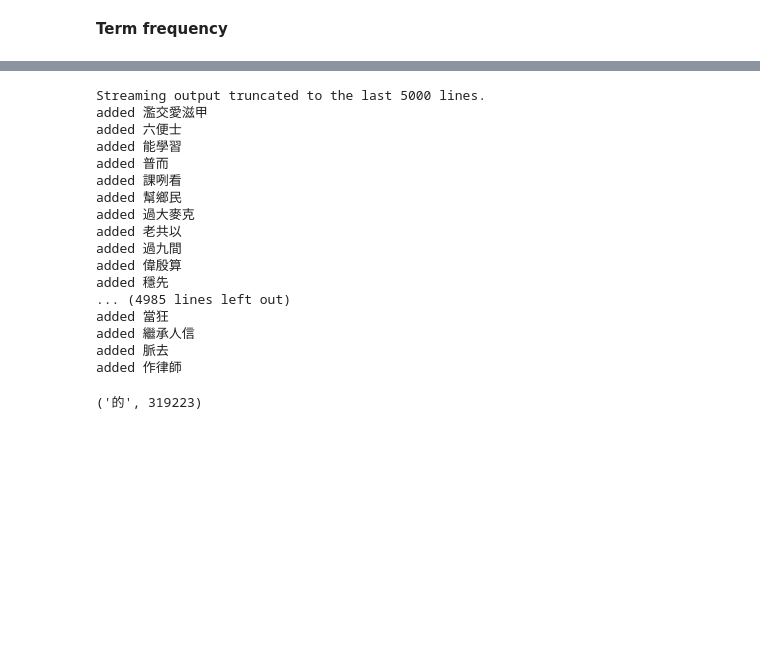
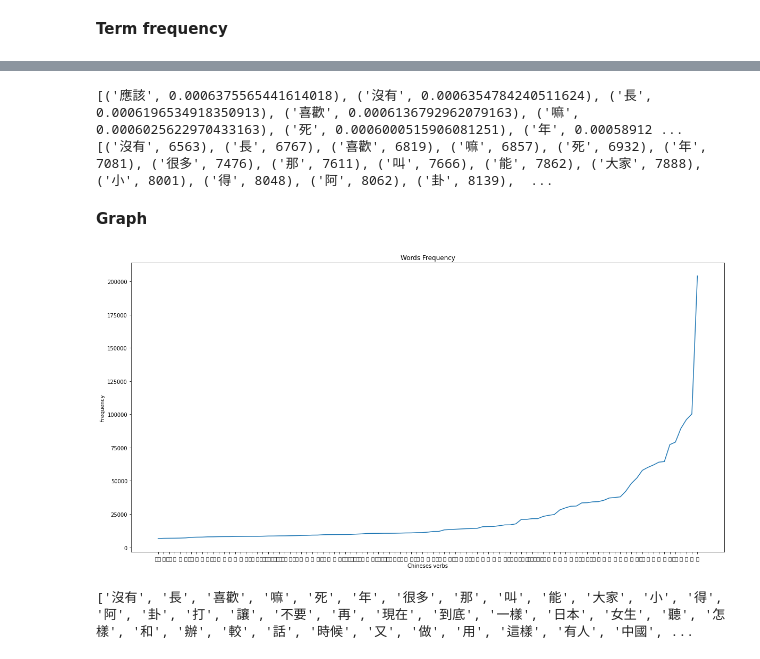
Before and after one commit to RyanTokManMokMTM/NLP_Tranning, a Jupyter notebook: NLP_Trainning.ipynb, the cells around one changed output, grey strips where cells are left out. Saved outputs shown, nothing was run; the diff lists cells and outputs as text; code cells hidden in the pictures; blank space fills up the shorter version.

```diff
--- a/NLP_Trainning.ipynb
+++ b/NLP_Trainning.ipynb
@@ -156,37 +69,35 @@ KeyboardInterrupt: ignored
 TODO
 calculate each line and add to dict for counter the word
 '''
-# counter = {}
+#flag is used to save the line count
+counter = {}
+df = {}
+paraList = []
 for para in result:
 #cut the work using jieba and iterate
   x = jieba.cut(para, cut_all=False)
+  current = {}
+  tempRecord = {}
   for word in x:
+    if word not in tempRecord:
+      tempRecord[word] = 1
+      if word in df:
+       df[word] += 1
+      else:
+       df[word] = 1
+
+    if word in current:
+      current[word] += 1
+    else:
+      current[word] = 1
+
     if word in counter:
       counter[word] += 1
     else:
       counter[word] = 1
+  paraList.append(current)
-# %% [output]
-Streaming output truncated to the last 5000 lines.
-added 濫交愛滋甲
-added 六便士
-added 能學習
-added 普而
-added 課咧看
-added 幫鄉民
-added 過大麥克
-added 老共以
-added 過九間
-added 偉殷算
-added 穩先
-... (4985 lines left out)
-added 當狂
-added 繼承人信
-added 脈去
-added 作律師
 # %%
 temp = counter.copy()
+tempParaList = paraList.copy()
 sortedtemp = sorted(temp.items(), key=lambda x:x[1])
-sortedtemp.reverse()
-print(sortedtemp[1])
+top_100_Word = sortedtemp[-100:-1]
-# %% [output]
-('的', 319223)
@@ -192,0 +131,12 @@ print(sortedtemp[1])
+# %%
+
+idfSortedTemp = sorted(IDF_List.items(), key=lambda x:x[1])
+idfSortedTemp.reverse()
+top_100_idf = idfSortedTemp[-100:-1]
+print(top_100_idf)
+print(top_100_Word)
+# %% [output]
+[('應該', 0.0006375565441614018), ('沒有', 0.0006354784240511624), ('長', 0.0006196534918350913), ('喜歡', 0.0006136792962079163), ('嘛', 0.0006025622970433163), ('死', 0.0006000515906081251), ('年', 0.00058912 ...
+[('沒有', 6563), ('長', 6767), ('喜歡', 6819), ('嘛', 6857), ('死', 6932), ('年', 7081), ('很多', 7476), ('那', 7611), ('叫', 7666), ('能', 7862), ('大家', 7888), ('小', 8001), ('得', 8048), ('阿', 8062), ('卦', 8139),  ...
+# %% [markdown]
+**Graph**
@@ -192,0 +145,19 @@ print(sortedtemp[1])
+# %%
+#Frequency
+frq_x = []
+frq_y = []
+
+for data in top_100_Word:
+  frq_x.append(data[0])
+  frq_y.append(data[1])
+
+plt.plot(frq_x,frq_y)
+plt.title("Words Frequency")
+plt.xlabel("Chineses verbs")
+plt.ylabel("Frequency")
+plt.rcParams["figure.figsize"] = (20,10)
+plt.show()
+print(frq_x)
+# %% [output]
+[figure, added]
+['沒有', '長', '喜歡', '嘛', '死', '年', '很多', '那', '叫', '能', '大家', '小', '得', '阿', '卦', '打', '讓', '不要', '再', '現在', '到底', '一樣', '日本', '女生', '聽', '怎樣', '和', '辦', '較', '話', '時候', '又', '做', '用', '這樣', '有人', '中國', ...
```
Also changed, not shown: parts of 12 cells of this notebook.
